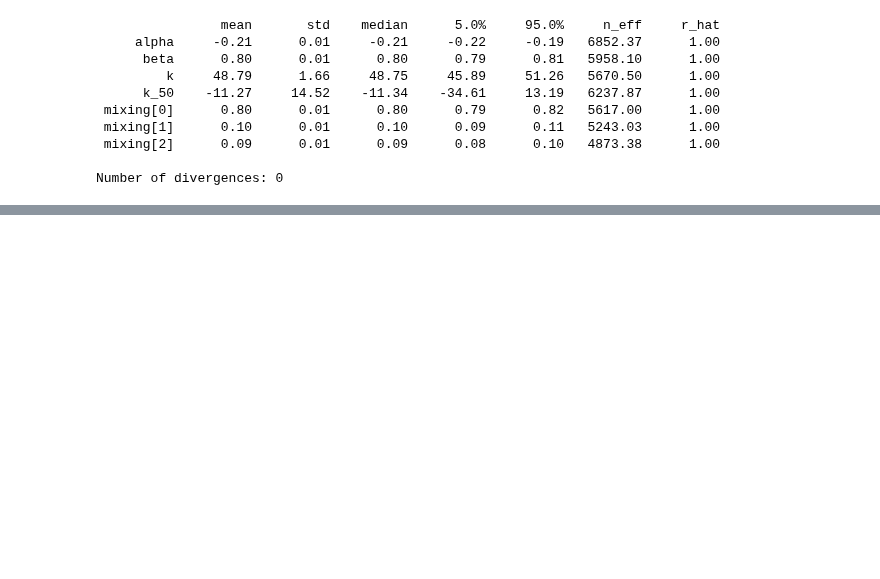
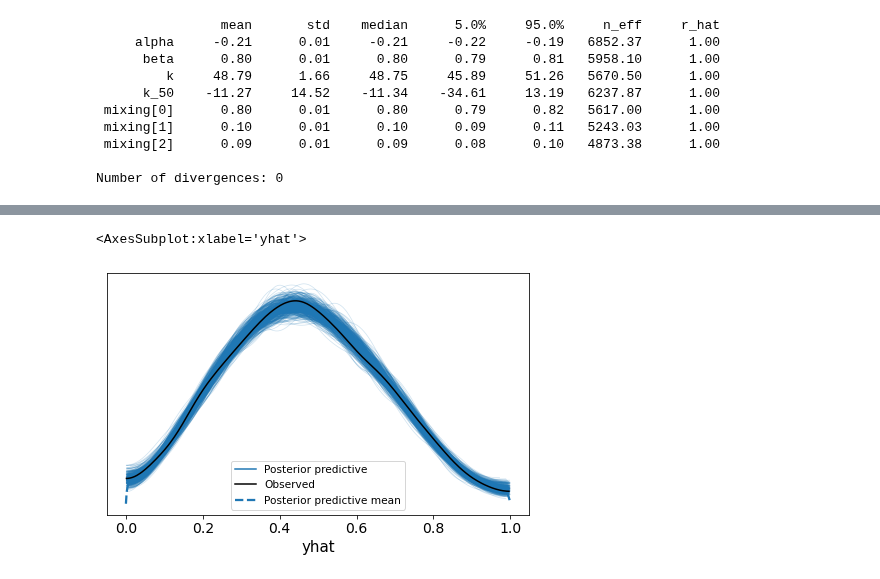
Before and after one commit to derekpowell/bayesian-sampler, a Jupyter notebook: mixture-tests.ipynb, the cells around one changed output, grey strips where cells are left out. Cells and saved outputs as stored; diff of their text form; code cells hidden in the pictures; blank space fills up the shorter version.

```diff
--- a/mixture-tests.ipynb
+++ b/mixture-tests.ipynb
@@ -598,0 +624,43 @@ Number of divergences: 0
+# %%
+def mixmodel_beta_custom(x, y_obs=None):
+
+    alpha = numpyro.sample("alpha", dist.Normal(0,3))
+    beta = numpyro.sample("beta", dist.Normal(0,3))
+    mixing_probs = numpyro.sample("mixing", dist.Dirichlet(jnp.ones(2)))
+
+    k = numpyro.sample("k", dist.HalfCauchy(10))
+    # mix_kval = numpyro.sample("mix_kval", dist.HalfCauchy(100))
+    mix_kval = numpyro.sample("k_contaminant", dist.HalfCauchy(5))
+    mix_muval = numpyro.sample("mu_contaminant", dist.Beta(1,1))
+    # mix_muval = .5
+
+    y_true = expit(alpha + beta*x)
+    n_obs = y_true.shape[0]
+
+    with numpyro.plate("data", x.shape[0]):
+        # yhat = jnp.stack([y_true, jnp.ones(n_obs)*mix_muval])
+        # mix_k = jnp.stack([jnp.ones(n_obs)*k, jnp.ones(n_obs)*mix_kval])
+        yhat = jnp.stack([y_true, jnp.ones(n_obs)*mix_muval], -1)
+        mix_k = jnp.stack([jnp.ones(n_obs)*k, jnp.ones(n_obs)*mix_kval], -1)
+        numpyro.sample("yhat", MixtureBeta(yhat*mix_k, (1-yhat)*mix_k, mixing_probs), obs=y_obs)
+# %%
+kernel = NUTS(mixmodel_beta_custom)
+mcmc_test = MCMC(kernel, 2000, 2000, num_chains=2)
+mcmc_test.run(random.PRNGKey(0), x, y_obs)
+# %%
+posterior_samples = mcmc_test.get_samples()
+
+posterior_predictive = Predictive(mixmodel_beta_custom, posterior_samples)(
+    random.PRNGKey(1), x
+)
+
+prior = Predictive(mixmodel_beta_custom, num_samples=500)(
+    random.PRNGKey(10), x
+)
+
+az_data2 = az.from_numpyro(mcmc_test, prior=prior, posterior_predictive=posterior_predictive)
+
+az.plot_ppc(data=az_data2, var_names = "yhat", data_pairs={"yhat":"yhat"}, num_pp_samples=500)
+# %% [output]
+<AxesSubplot:xlabel='yhat'>
+[figure, added]
```
Also changed, not shown: parts of 6 cells of this notebook, 21 other files.
